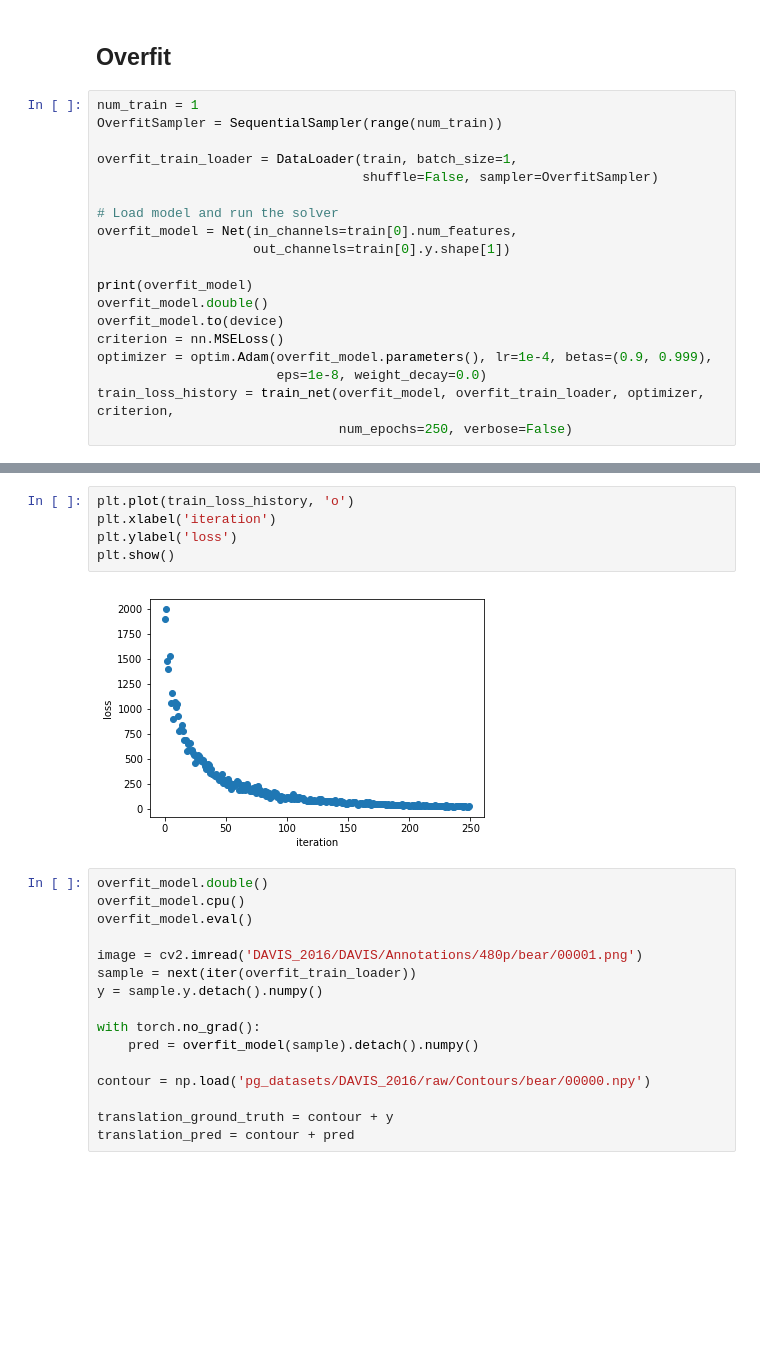
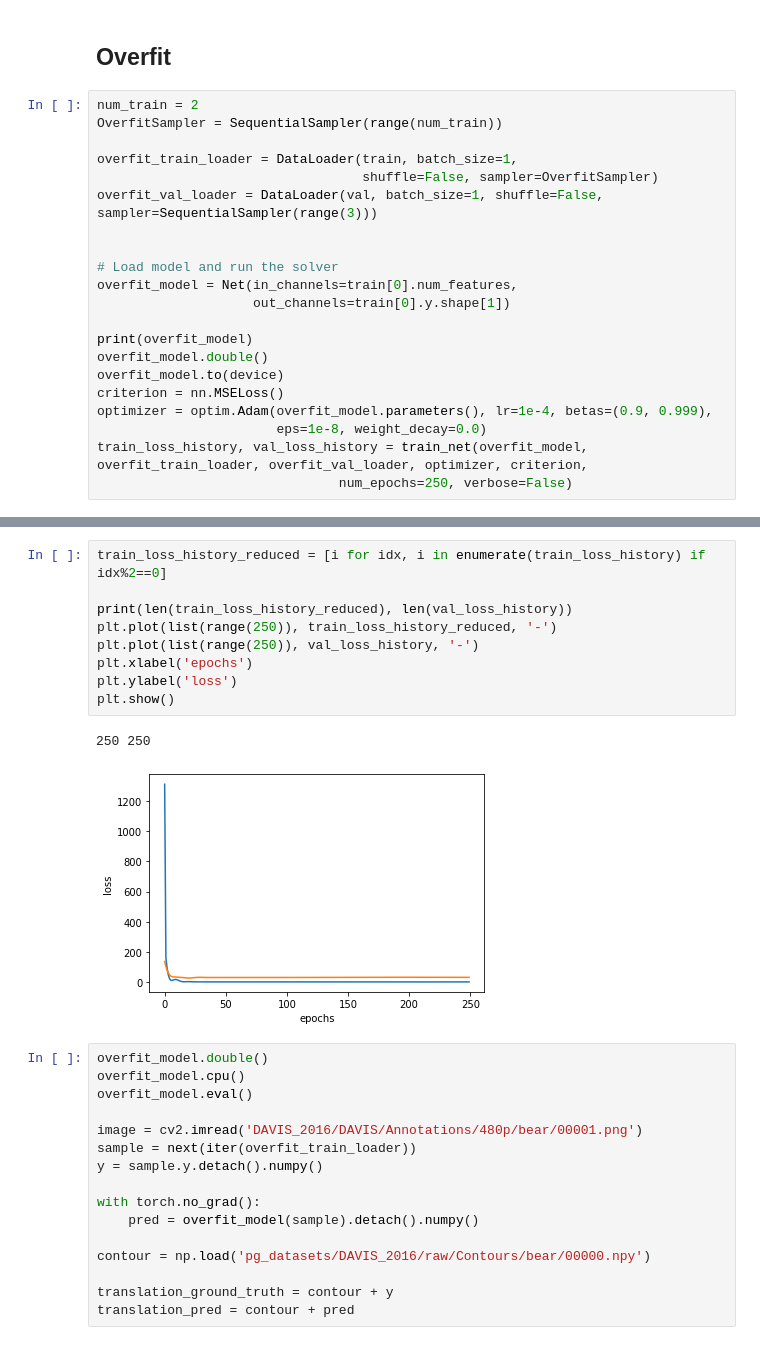
Before and after one commit to chris-clem/in2364-adl4cv, a Jupyter notebook: gcn_davis_2016.ipynb, the cells around one changed output, grey strips where cells are left out. Saved outputs shown, nothing was run; the diff lists cells and outputs as text; blank space fills up the shorter version.

```diff
--- a/gcn_davis_2016.ipynb
+++ b/gcn_davis_2016.ipynb
@@ -234,11 +206,13 @@ def val_net(model, val_loader, criterion):
 # %% [markdown]
 ## Overfit
 # %%
-num_train = 1
+num_train = 2
 OverfitSampler = SequentialSampler(range(num_train))
 
 overfit_train_loader = DataLoader(train, batch_size=1,
                                   shuffle=False, sampler=OverfitSampler)
+overfit_val_loader = DataLoader(val, batch_size=1, shuffle=False, sampler=SequentialSampler(range(3)))
+
 
 # Load model and run the solver
 overfit_model = Net(in_channels=train[0].num_features,
@@ -250,7 +224,7 @@ overfit_model.to(device)
 criterion = nn.MSELoss()
 optimizer = optim.Adam(overfit_model.parameters(), lr=1e-4, betas=(0.9, 0.999),
                        eps=1e-8, weight_decay=0.0)
-train_loss_history = train_net(overfit_model, overfit_train_loader, optimizer, criterion,
+train_loss_history, val_loss_history = train_net(overfit_model, overfit_train_loader, overfit_val_loader, optimizer, criterion,
                                num_epochs=250, verbose=False)
 # %% [output]
 Net(
@@ -262,10 +248,15 @@ Net(
-# %%
-plt.plot(train_loss_history, 'o')
-plt.xlabel('iteration')
-plt.ylabel('loss')
-plt.show()
-# %% [output]
-[figure, removed]
+# %%
+train_loss_history_reduced = [i for idx, i in enumerate(train_loss_history) if idx%2==0]
+
+print(len(train_loss_history_reduced), len(val_loss_history))
+plt.plot(list(range(250)), train_loss_history_reduced, '-')
+plt.plot(list(range(250)), val_loss_history, '-')
+plt.xlabel('epochs')
+plt.ylabel('loss')
+plt.show()
+# %% [output]
+250 250
+[figure, added]
 # %%
 overfit_model.double()
 overfit_model.cpu()
```
Also changed, not shown: parts of 6 cells of this notebook, 2 other files.
